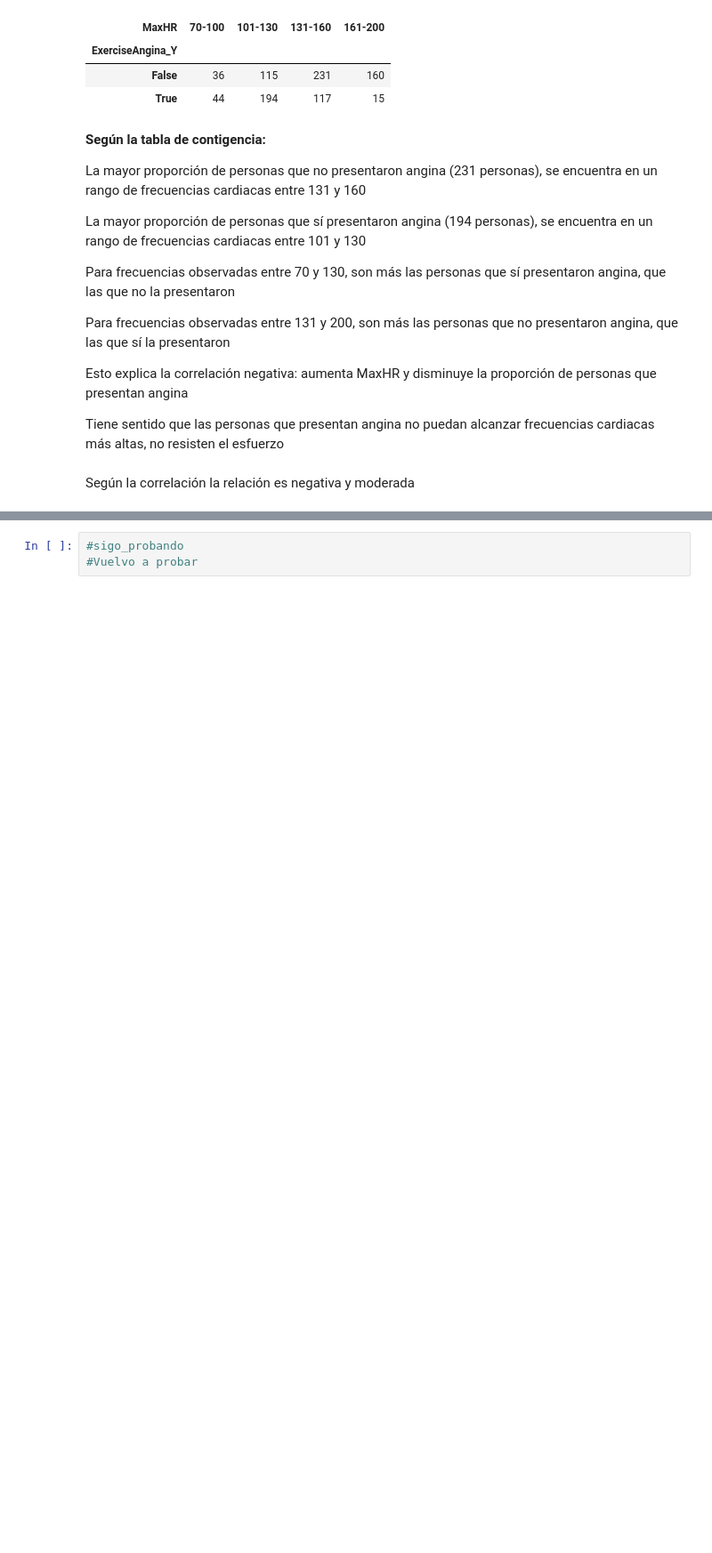
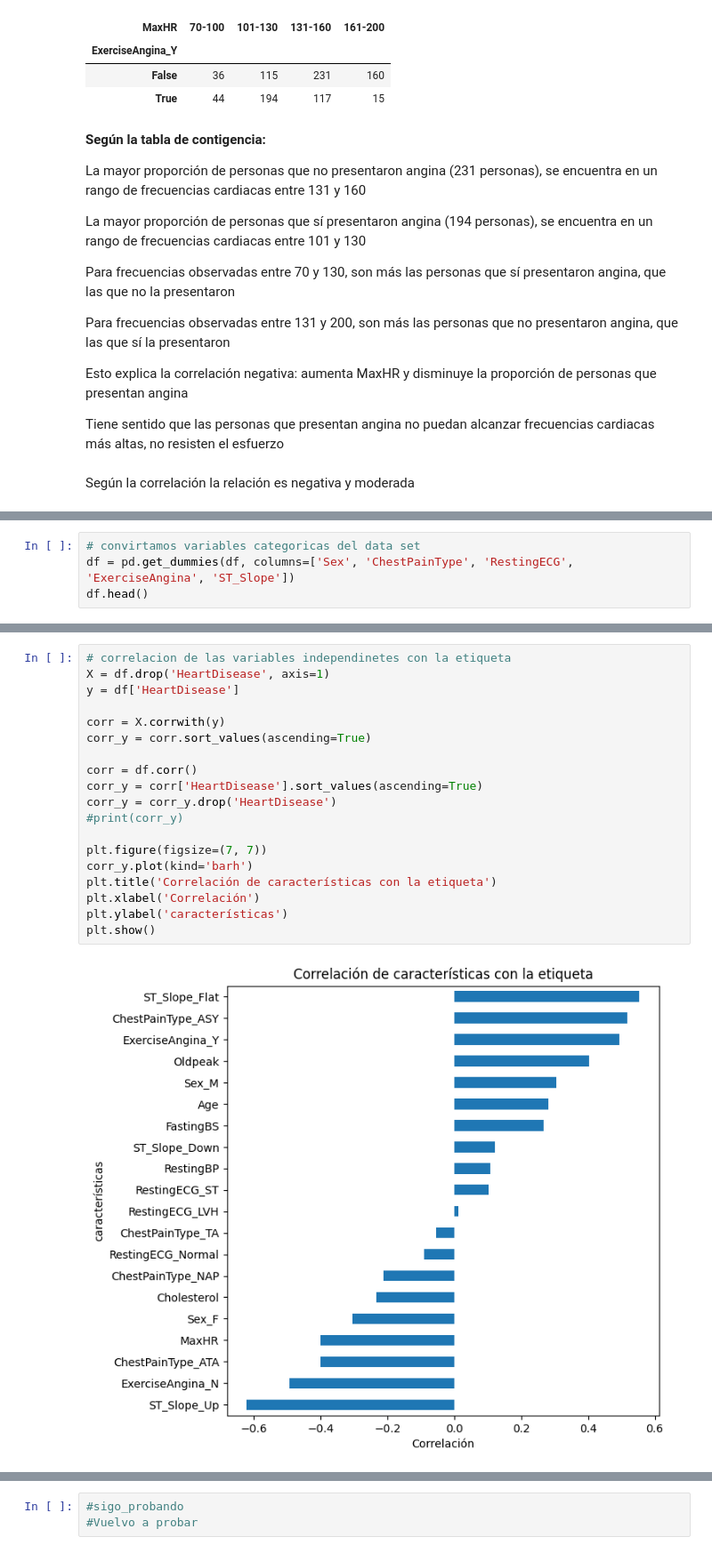
Before and after one commit to DiegoAlv9423/Taller_3_EDA, a Jupyter notebook: Taller_3_Análisis_bivariado.ipynb, the cells around one changed output, grey strips where cells are left out. Shown at 89% size. Saved outputs shown, nothing was run; the diff lists cells and outputs as text; blank space fills up the shorter version.

```diff
--- a/Taller_3_Análisis_bivariado.ipynb
+++ b/Taller_3_Análisis_bivariado.ipynb
@@ -922,0 +937,4 @@ Según la correlación la relación es negativa y moderada
+# %%
+# convirtamos variables categoricas del data set
+df = pd.get_dummies(df, columns=['Sex', 'ChestPainType', 'RestingECG', 'ExerciseAngina', 'ST_Slope'])
+df.head()
@@ -922,0 +949,21 @@ Según la correlación la relación es negativa y moderada
+# %%
+# correlacion de las variables independinetes con la etiqueta
+X = df.drop('HeartDisease', axis=1)
+y = df['HeartDisease']
+
+corr = X.corrwith(y)
+corr_y = corr.sort_values(ascending=True)
+
+corr = df.corr()
+corr_y = corr['HeartDisease'].sort_values(ascending=True)
+corr_y = corr_y.drop('HeartDisease')
+#print(corr_y)
+
+plt.figure(figsize=(7, 7))
+corr_y.plot(kind='barh')
+plt.title('Correlación de características con la etiqueta')
+plt.xlabel('Correlación')
+plt.ylabel('características')
+plt.show()
+# %% [output]
+[figure, added]
```
Also changed, not shown: parts of 25 cells of this notebook.
